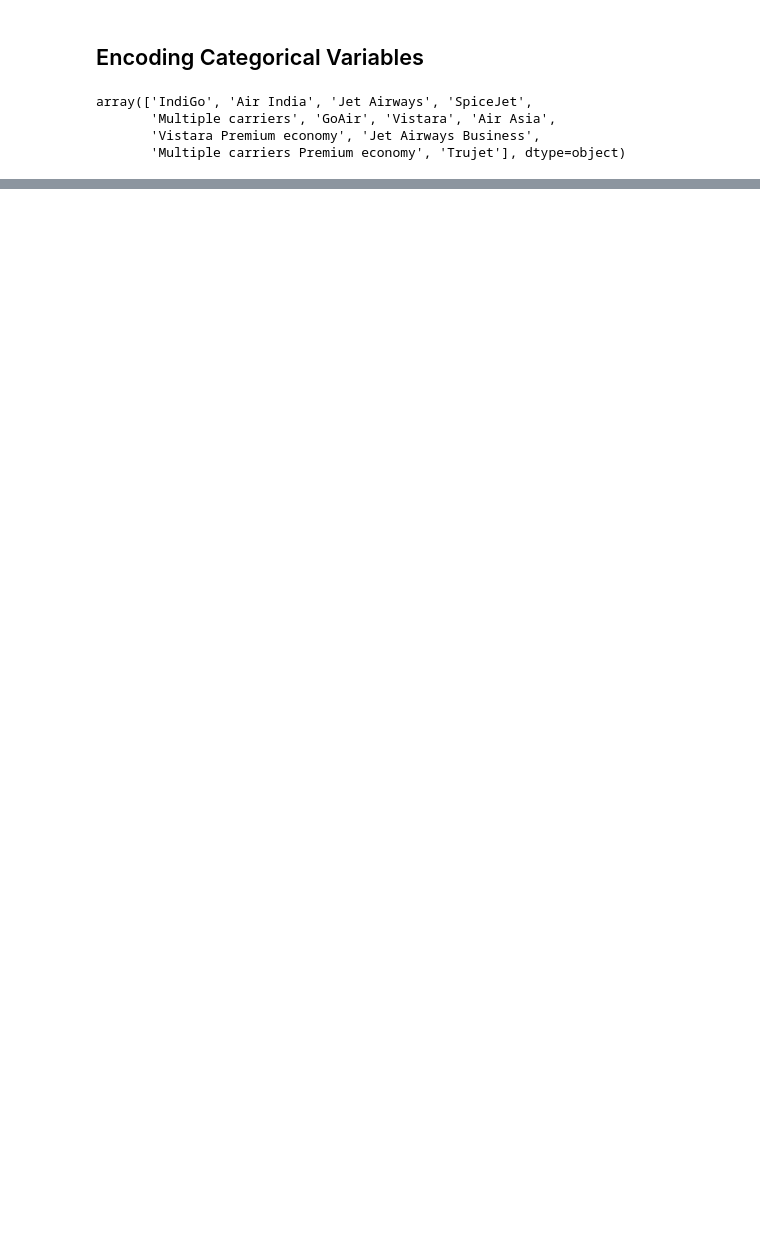
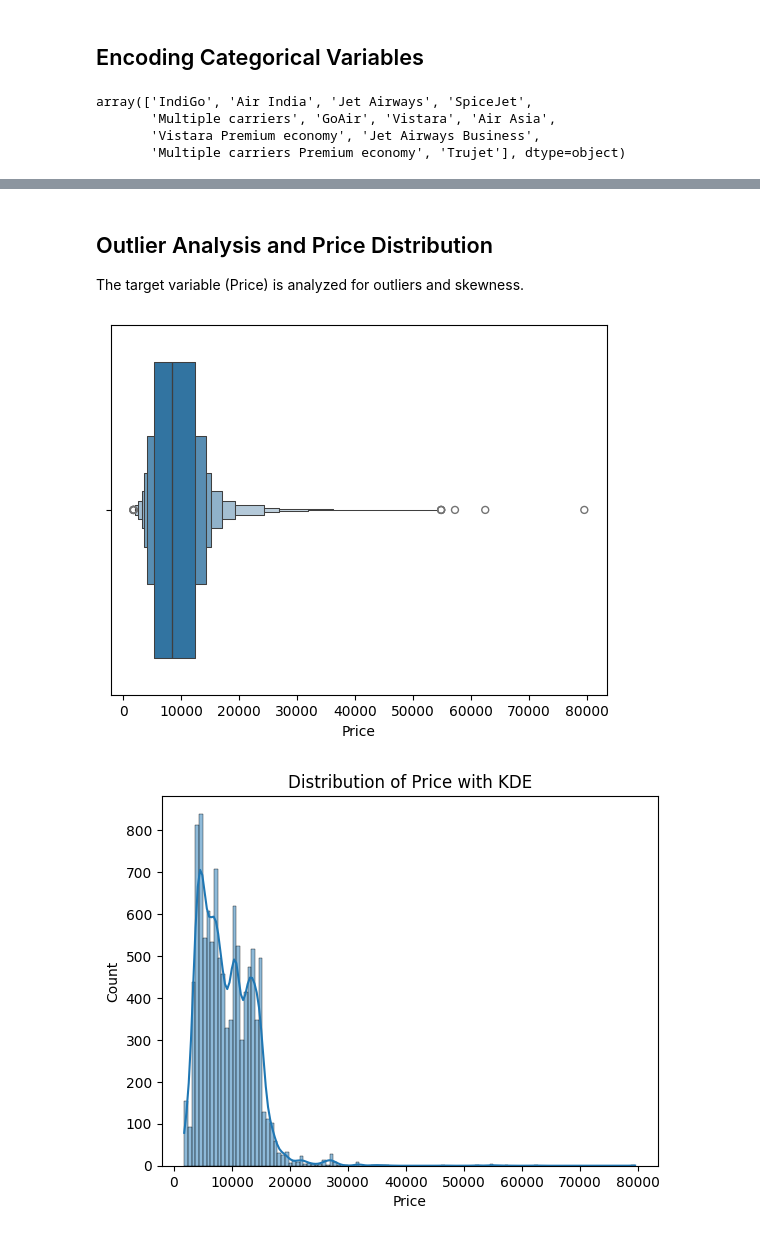
Before and after one commit to Roaa837/predictionFareOfAirlinesTickets, a Jupyter notebook: prediction.ipynb, the cells around one changed output, grey strips where cells are left out. Saved outputs shown, nothing was run; the diff lists cells and outputs as text; code cells hidden in the pictures; blank space fills up the shorter version.

```diff
--- a/prediction.ipynb
+++ b/prediction.ipynb
@@ -194,16 +153,16 @@ array(['IndiGo', 'Air India', 'Jet Airways', 'SpiceJet',
 # %%
 from sklearn.preprocessing import OneHotEncoder
 
-encoder = OneHotEncoder(
+airline_encoder = OneHotEncoder(
     drop="first",
     sparse_output=False
 )
 
-airline_encoded = encoder.fit_transform(df_copy[["Airline"]])
+airline_encoded = airline_encoder.fit_transform(df_copy[["Airline"]])
 
 encoded_df = pd.DataFrame(
     airline_encoded,
-    columns=encoder.get_feature_names_out(["Airline"])
+    columns=airline_encoder.get_feature_names_out(["Airline"])
 )
-
+encoded_df.index = df_copy.index
 df_copy = pd.concat([df_copy.drop(columns=["Airline"]), encoded_df], axis=1)
@@ -209,0 +194,30 @@ df_copy = pd.concat([df_copy.drop(columns=["Airline"]), encoded_df], axis=1)
+# %%
+source_encoder = OneHotEncoder(
+    drop="first",
+     sparse_output=False
+)
+source_encoded = source_encoder.fit_transform(df_copy[["Source"]])
+encoded_df = pd.DataFrame(
+    source_encoded,
+    columns=source_encoder.get_feature_names_out(["Source"])
+)
+encoded_df.index = df_copy.index
+df_copy = pd.concat([df_copy.drop(columns=["Source"]), encoded_df], axis=1)
+# %%
+df_copy['Route'].nunique()
+df_copy.drop(columns=['Route'], axis = 1 , inplace = True )
+# %%
+df_copy['Destination'].unique()
+df_copy['Destination'].isna().sum()
+df_copy['Destination'].replace('New Delhi','Delhi',inplace=True)
+df_copy['Destination'].unique()
+destination_encoder = OneHotEncoder(
+    drop="first",
+    sparse_output=False
+)
+destination_encoded = destination_encoder.fit_transform(df_copy[["Destination"]])
+encoded_df = pd.DataFrame(
+    destination_encoded, columns=destination_encoder.get_feature_names_out(["Destination"])
+)
+encoded_df.index = df_copy.index
+df_copy = pd.concat([df_copy.drop(columns=["Destination"]), encoded_df], axis=1)
@@ -209,0 +251,14 @@ df_copy = pd.concat([df_copy.drop(columns=["Airline"]), encoded_df], axis=1)
+# %% [markdown]
+## Outlier Analysis and Price Distribution
+
+The target variable (Price) is analyzed for outliers and skewness.
+# %%
+sns.boxenplot(x=df_copy['Price'])
+plt.show()
+
+sns.histplot(x=df_copy['Price'], kde=True)
+plt.title('Distribution of Price with KDE')
+plt.show()
+# %% [output]
+[figure, added]
+[figure, added]
```
Also changed, not shown: parts of 25 cells of this notebook, 2 other files.
